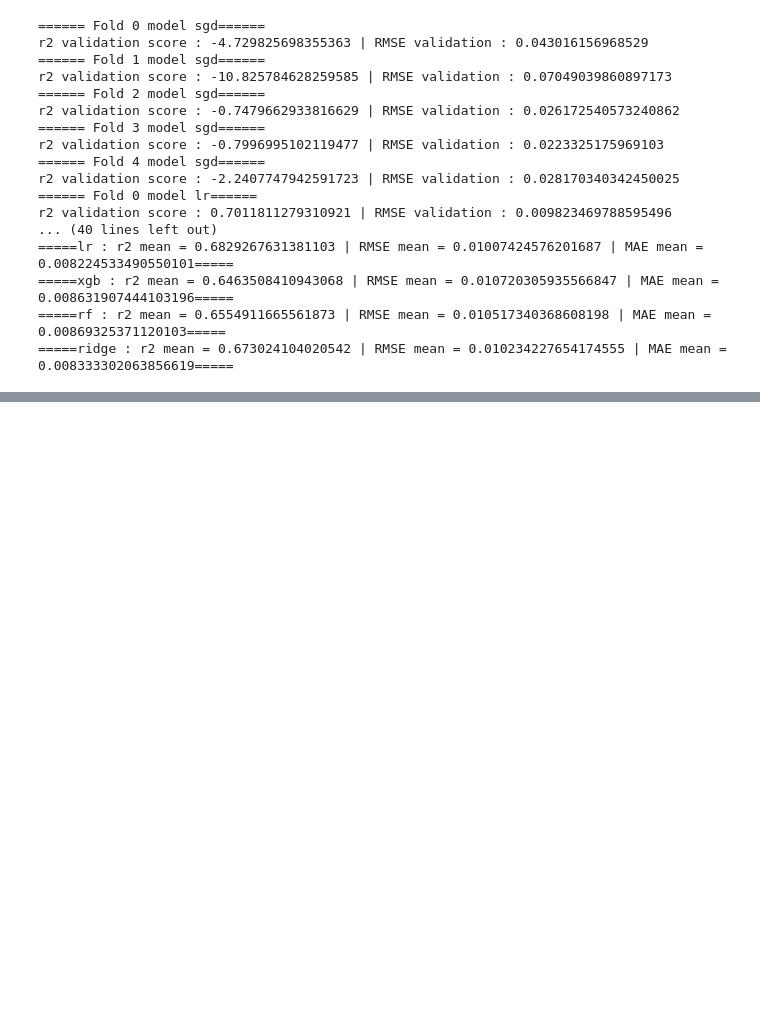
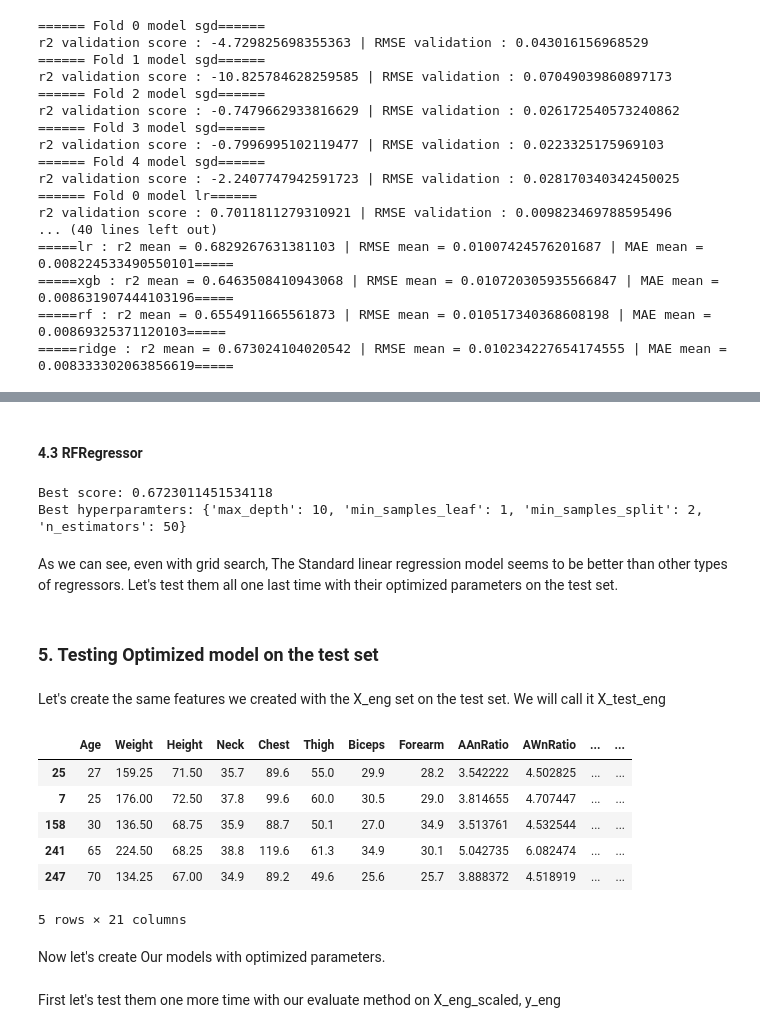
Before and after one commit to SamyBahi/bodyfat-estimation, a Jupyter notebook: bodyfat-predictor.ipynb, the cells around one changed output, grey strips where cells are left out. Cells and saved outputs as stored; diff of their text form; code cells hidden in the pictures; blank space fills up the shorter version.

Commit message:
grid search, test set and test on my own mensurations

```diff
--- a/bodyfat-predictor.ipynb
+++ b/bodyfat-predictor.ipynb
@@ -475,0 +498,55 @@ Name: Density, dtype: float64
+# %% [markdown]
+#### 4.3 RFRegressor
+# %%
+param_grid_rf = {
+    'n_estimators': [50, 100, 200],          # Nombre d'arbres dans la forêt
+    'max_depth': [None, 5, 10, 20],             # Profondeur maximale de chaque arbre
+    'min_samples_split': [2, 5, 10],         # Nombre minimum d'échantillons requis pour diviser un nœud
+    'min_samples_leaf': [1, 2, 4]            # Nombre minimum d'échantillons requis pour être une feuille
+}
+
+grid_search_launcher(regs['rf'], param_grid_rf, 5, X_eng_scaled, y_eng)
+# %% [output]
+Best score: 0.6723011451534118
+Best hyperparamters: {'max_depth': 10, 'min_samples_leaf': 1, 'min_samples_split': 2, 'n_estimators': 50}
+# %% [markdown]
+As we can see, even with grid search, The Standard linear regression model seems to be better than other types of regressors. Let's test them all one last time with their optimized parameters on the test set.
+# %% [markdown]
+### 5. Testing Optimized model on the test set
+# %% [markdown]
+Let's create the same features we created with the X_eng set on the test set. We will call it X_test_eng
+# %%
+X_test_eng = X_test.copy()
+y_test_eng = y_test.copy()
+
+X_test_eng['AAnRatio'] = X_test_eng['Abdomen']/X_test_eng['Ankle']
+X_test_eng['AWnRatio'] = X_test_eng['Abdomen']/X_test_eng['Wrist']
+X_test_eng['AFRatio'] = X_test_eng['Abdomen']/X_test_eng['Forearm']
+X_test_eng['AARatio'] = X_test_eng['Abdomen']/X_test_eng['Age']
+X_test_eng['WARatio'] = X_test_eng['Abdomen']/X_test_eng['Weight']
+
+
+X_test_eng['TCRatio'] = X_test_eng['Thigh']/X_test_eng['Chest']
+X_test_eng['TWnRatio'] = X_test_eng['Thigh']/X_test_eng['Wrist']
+X_test_eng['TARatio'] = X_test_eng['Thigh']/X_test_eng['Age']
+
+X_test_eng['CWnRatio'] = X_test_eng['Chest']/X_test_eng['Wrist']
+X_test_eng['CKRatio'] = X_test_eng['Chest']/X_test_eng['Knee']
+
+X_test_eng['ANNRatio'] = X_test_eng['Ankle']/X_test_eng['Neck']
+
+X_test_eng['WBRatio'] = X_test_eng['Wrist']/X_test_eng['Biceps']
+
+X_test_eng['AGBRatio'] = X_test_eng['Age']/X_test_eng['Biceps']
+
+X_test_eng.drop(['Abdomen', 'Hip', 'Ankle', 'Wrist', 'Knee'],axis=1,inplace=True)
+
+X_test_eng.head()
+# %% [output]
+|  | Age | Weight | Height | Neck | Chest | Thigh | Biceps | Forearm | AAnRatio | AWnRatio | ... | ... |
+| 25 | 27 | 159.25 | 71.50 | 35.7 | 89.6 | 55.0 | 29.9 | 28.2 | 3.542222 | 4.502825 | ... | ... |
+| 7 | 25 | 176.00 | 72.50 | 37.8 | 99.6 | 60.0 | 30.5 | 29.0 | 3.814655 | 4.707447 | ... | ... |
+| 158 | 30 | 136.50 | 68.75 | 35.9 | 88.7 | 50.1 | 27.0 | 34.9 | 3.513761 | 4.532544 | ... | ... |
+| 241 | 65 | 224.50 | 68.25 | 38.8 | 119.6 | 61.3 | 34.9 | 30.1 | 5.042735 | 6.082474 | ... | ... |
+| 247 | 70 | 134.25 | 67.00 | 34.9 | 89.2 | 49.6 | 25.6 | 25.7 | 3.888372 | 4.518919 | ... | ... |
+5 rows × 21 columns
@@ -475,0 +555,2 @@ Name: Density, dtype: float64
+# %% [markdown]
+Now let's create Our models with optimized parameters.
@@ -475,0 +564,2 @@ Name: Density, dtype: float64
+# %% [markdown]
+First let's test them one more time with our evaluate method on X_eng_scaled, y_eng
```
Also changed, not shown: parts of 27 cells of this notebook.
